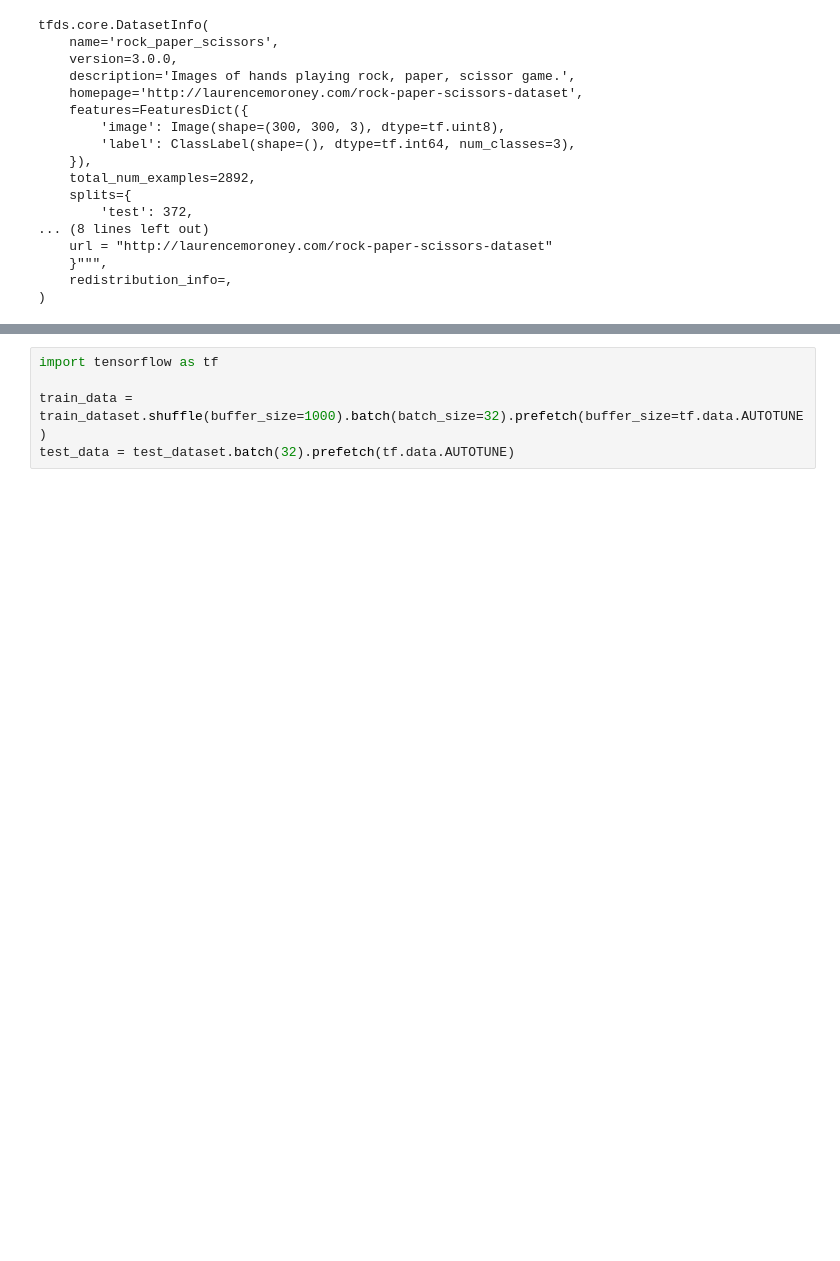
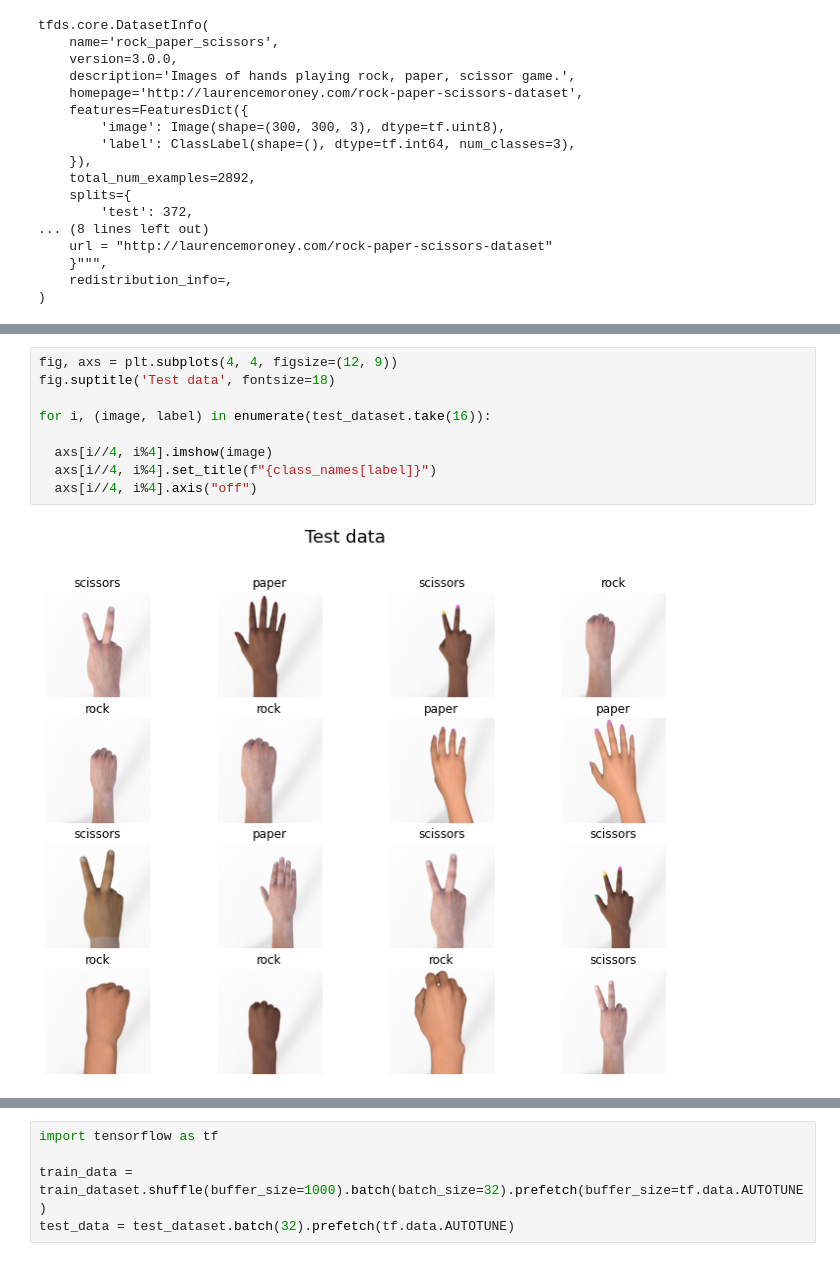
Before and after one commit to KornelWitkowski/TensorFlow-benchmarks, a Jupyter notebook: Image_classification.ipynb, the cells around one changed output, grey strips where cells are left out. Saved outputs shown, nothing was run; the diff lists cells and outputs as text; blank space fills up the shorter version.

```diff
--- a/Image_classification.ipynb
+++ b/Image_classification.ipynb
@@ -258,0 +336,11 @@ tfds.core.DatasetInfo(
+# %%
+fig, axs = plt.subplots(4, 4, figsize=(12, 9))
+fig.suptitle('Test data', fontsize=18)
+
+for i, (image, label) in enumerate(test_dataset.take(16)):
+
+  axs[i//4, i%4].imshow(image)
+  axs[i//4, i%4].set_title(f"{class_names[label]}")
+  axs[i//4, i%4].axis("off")
+# %% [output]
+[figure, added]
```
Also changed, not shown: parts of 42 cells of this notebook.
